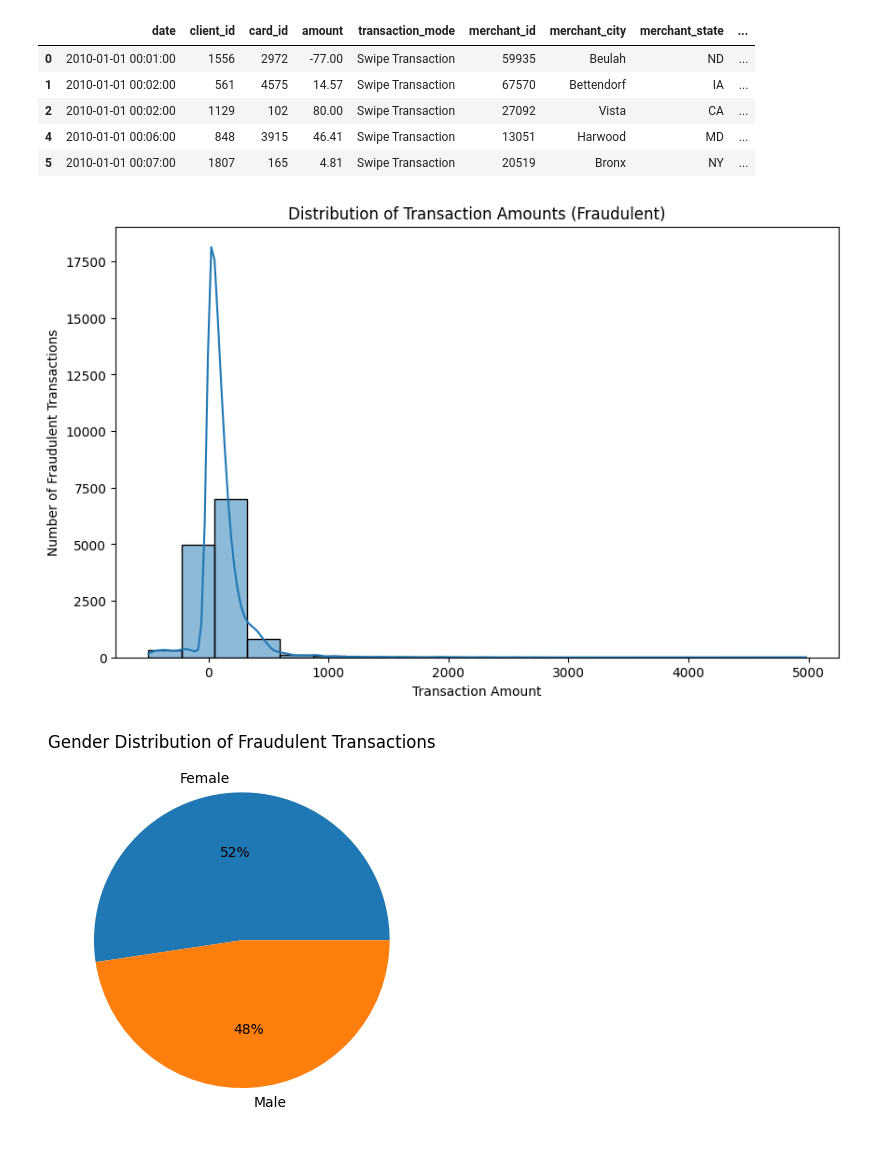
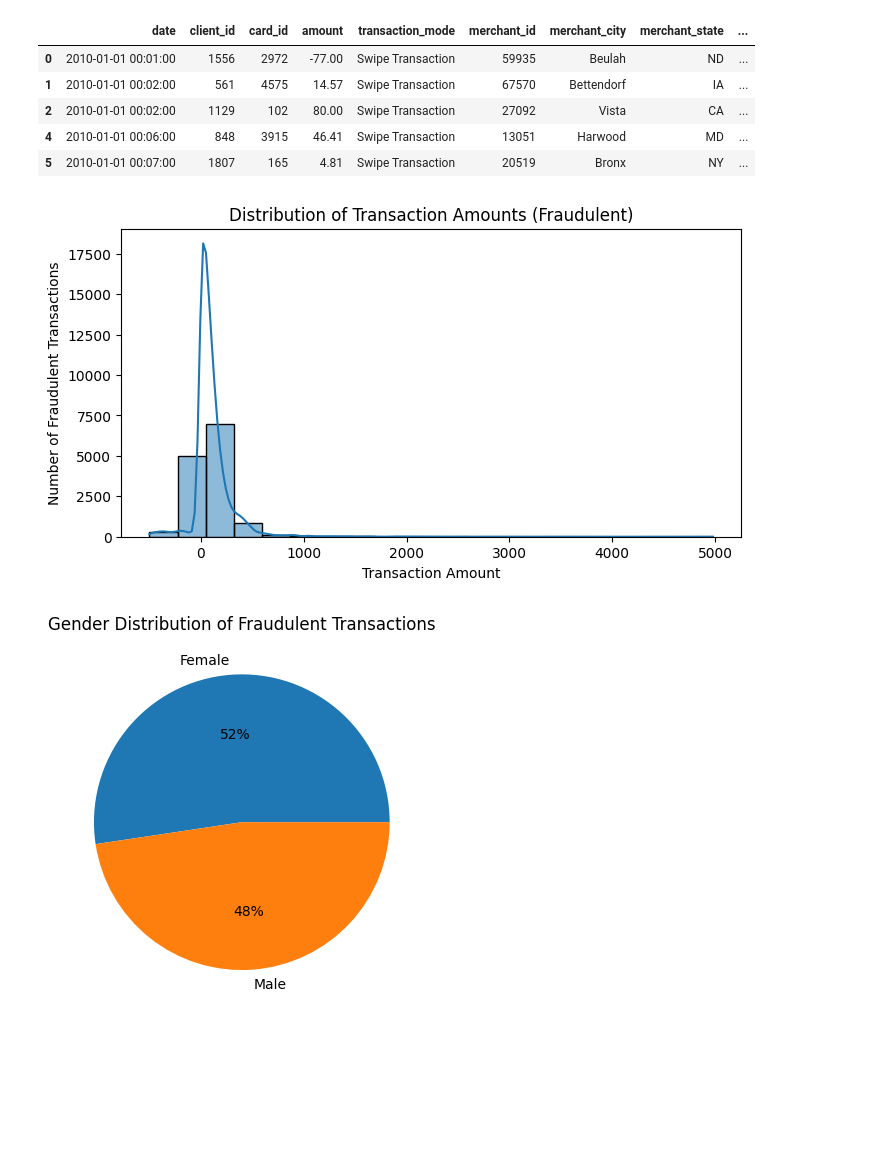
Before and after one commit to yashjadwani/Financial-Fraud-Analysis, a Jupyter notebook: fraud_detection.ipynb, the cells around one changed output. Drawn from its saved outputs; the diff is of its cells as text; code cells hidden in the pictures; blank space fills up the shorter version.

```diff
--- a/fraud_detection.ipynb
+++ b/fraud_detection.ipynb
@@ -362,14 +371,14 @@ final_df.head()
 | 4 | 2010-01-01 00:06:00 | 848 | 3915 | 46.41 | Swipe Transaction | 13051 | Harwood | MD | ... |
 | 5 | 2010-01-01 00:07:00 | 1807 | 165 | 4.81 | Swipe Transaction | 20519 | Bronx | NY | ... |
 # %%
-plt.figure(figsize=(10,6))
+plt.figure(figsize=(8,4))
 sns.histplot(data=transaction_fraud_yes, x='amount', bins=20, kde=True)
 plt.title("Distribution of Transaction Amounts (Fraudulent)")
 plt.xlabel("Transaction Amount")
 plt.ylabel("Number of Fraudulent Transactions")
 plt.show()
 # %% [output]
-[figure, old version]
+[figure, new version]
 # %%
 labels = transaction_fraud_yes.gender.value_counts().index.tolist()
 data = transaction_fraud_yes.gender.value_counts().values
```
Also changed, not shown: parts of 82 cells of this notebook.
